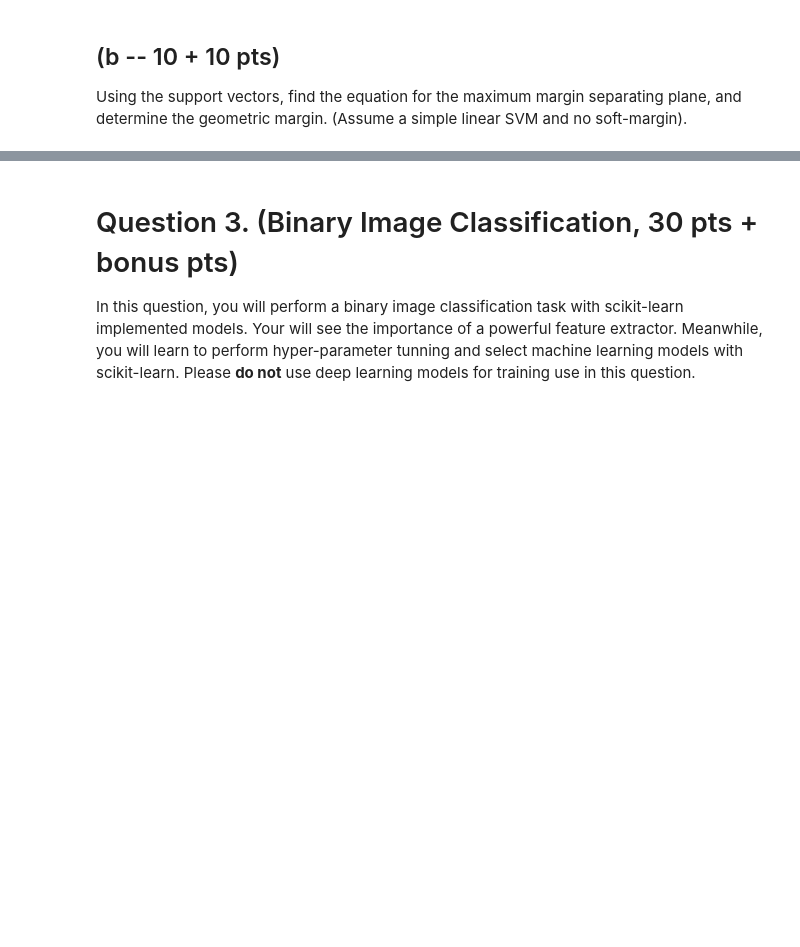
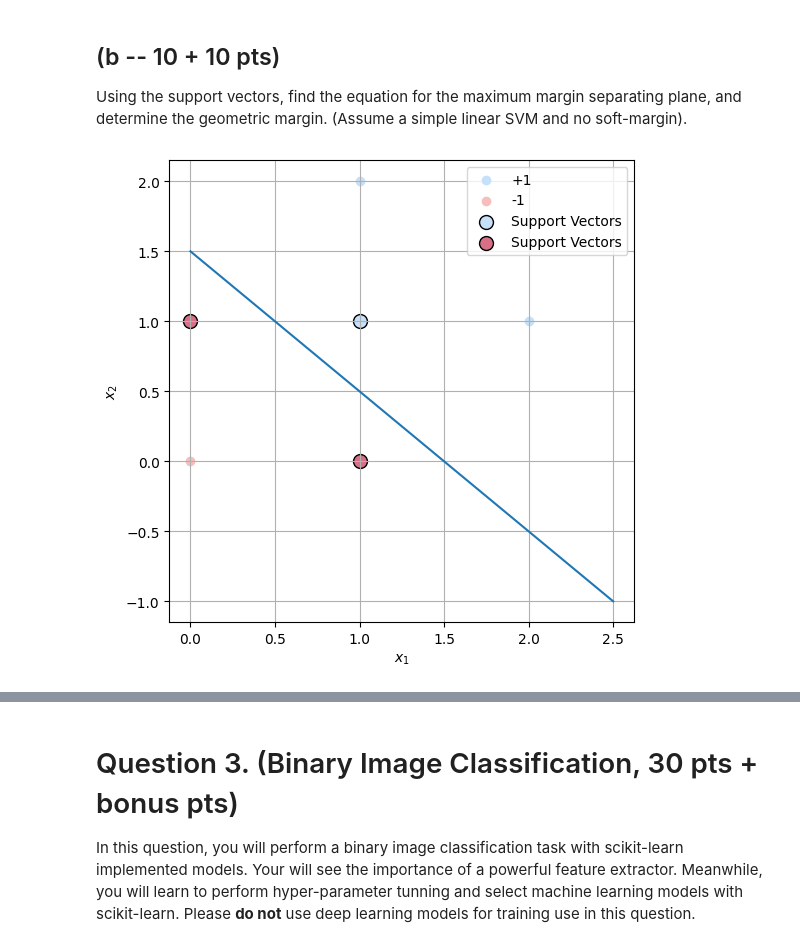
Before and after one commit to richsi/CSE142, a Jupyter notebook: Assignment3/Assignment3_CSE142.ipynb, the cells around one changed output, grey strips where cells are left out. Saved outputs shown, nothing was run; the diff lists cells and outputs as text; code cells hidden in the pictures; blank space fills up the shorter version.

```diff
--- a/Assignment3/Assignment3_CSE142.ipynb
+++ b/Assignment3/Assignment3_CSE142.ipynb
@@ -106,6 +110,37 @@ plt.show()
 ## (b -- 10 + 10 pts)
 
 Using the support vectors, find the equation for the maximum margin separating plane, and determine the geometric margin. (Assume a simple linear SVM and no soft-margin).
+# %%
+import numpy as np
+X = [[1, 1], [1, 2], [2, 1], [0, 0], [1, 0], [0, 1]]
+y = [1, 1, 1, -1, -1, -1]
+
+# Separate points based on their classification
+x_coords_pos = [point[0] for i, point in enumerate(X) if y[i] == 1]
+y_coords_pos = [point[1] for i, point in enumerate(X) if y[i] == 1]
+x_coords_neg = [point[0] for i, point in enumerate(X) if y[i] == -1]
+y_coords_neg = [point[1] for i, point in enumerate(X) if y[i] == -1]
+
+x_val = np.linspace(start=0, stop=2.5, num=300)
+y_val = -x_val + 1.5
+
+# Create plot
+plt.figure(figsize=(6, 6))
+plt.scatter(x_coords_pos, y_coords_pos, color='#c5e0f8', label='+1')
+plt.scatter(x_coords_neg, y_coords_neg, color='#f8bebe', label='-1')
+
+plt.scatter([1], [1], color='#c5e0f8', s=100, label='Support Vectors', edgecolors='black')
+plt.scatter([1, 0], [0, 1], color='#D96E87', s=100, label='Support Vectors', edgecolors='black')
+
+plt.plot(x_val, y_val)
+
+plt.xlabel('$x_1$')
+plt.ylabel('$x_2$')
+plt.legend()
+plt.grid(True)
+plt.show()
+# %% [output]
+[figure, added]
 # %%
 from IPython.display import Image
 # Replace the figure name
```
Also changed, not shown: parts of 5 cells of this notebook, 1 other file.
